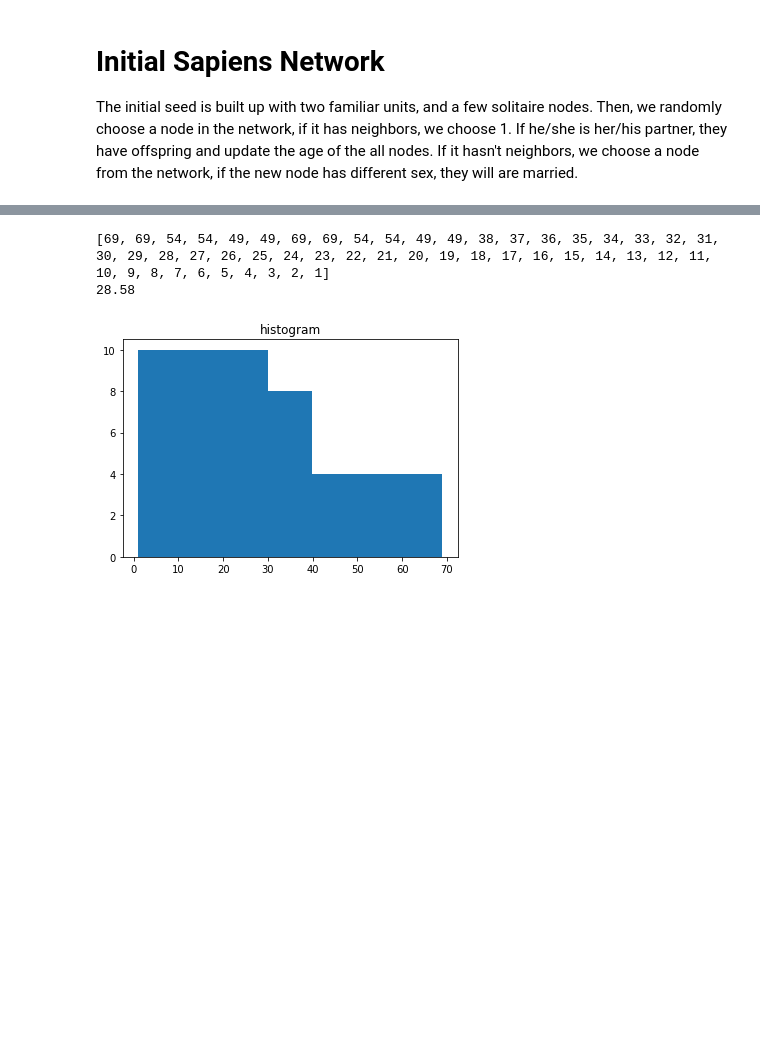
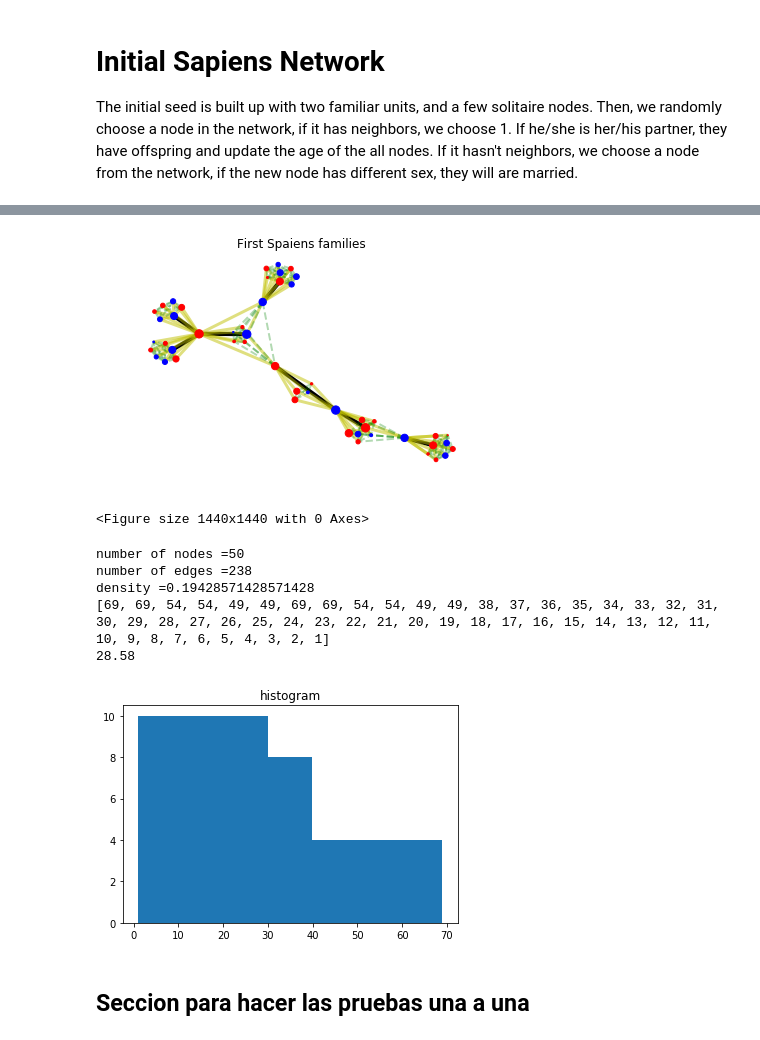
Before and after one commit to galeanojav/Sapiens, a Jupyter notebook: Sapiens_Network_with_death.ipynb, the cells around one changed output, grey strips where cells are left out. Drawn from its saved outputs; the diff is of its cells as text; code cells hidden in the pictures; blank space fills up the shorter version.

```diff
--- a/Sapiens_Network_with_death.ipynb
+++ b/Sapiens_Network_with_death.ipynb
@@ -131,6 +131,42 @@ def stat_net():
     print(G.number_of_nodes())
     print(G.number_of_edges())
     print(nx.density(G))
+# %%
+def Build_Net():
+
+    global G
+
+    first = np.random.choice(G.nodes())   # Choose randomly a node
+
+    nodes_vecinos = list(G.neighbors(first))
+    nodes_out = list(set(G.nodes()) - set(nodes_vecinos))
+
+    if nodes_vecinos:
+        vecino = choice(nodes_vecinos)
+        if G.edges[first,vecino]['weight']>1.0:
+            new_node = np.max(list(G.nodes()))+1
+            update_age()
+            new_birth(new_node,first,vecino)
+
+        else:
+            pass
+            #otro = choice(nodes_out)
+            #if G.node[first]['sex'] != G.node[otro]['sex']:
+            #    G.add_edge(otro, first, weight=1.5)
+
+
+    else:
+        second = np.random.choice(G.nodes())
+
+        if G.node[first]['sex'] != G.node[second]['sex']:
+            # Polygamy is permited
+            G.add_edge(second, first, weight=1.5)
+            new_node = np.max(list(G.nodes()))+1
+            update_age()
+            new_birth(new_node,first,second)
+
+    old_age=70
+    new_death(old_age)
 # %%
 Initial_Set()
 Union_set()
@@ -205,14 +177,37 @@ Plot_network(G)
+# %%
+while G.number_of_nodes()<50:
+    Build_Net()
+
+Plot_network(G)
+# %% [output]
+[figure, added]
+<Figure size 1440x1440 with 0 Axes>
 # %%
-mediada = [G.node[i]['age'] for i in G.nodes]
-print(mediada)
-print(np.mean(mediada))
-hist(mediada, bins=7)
-title("histogram")
-show()
+def Q_Hist():
+
+    global G
+
+    print('number of nodes ={}'.format(G.number_of_nodes()))
+    print('number of edges ={}'.format(G.number_of_edges()))
+    print('density ={}'.format(nx.density(G)))
+
+    mediada = [G.node[i]['age'] for i in G.nodes]
+    print(mediada)
+    print('mean of ages ={}'.format(np.mean(mediada)))
+    hist(mediada, bins=7)
+    title("histogram")
+    show()
+
+Q_Hist()
 # %% [output]
+number of nodes =50
+number of edges =238
+density =0.19428571428571428
 [69, 69, 54, 54, 49, 49, 69, 69, 54, 54, 49, 49, 38, 37, 36, 35, 34, 33, 32, 31, 30, 29, 28, 27, 26, 25, 24, 23, 22, 21, 20, 19, 18, 17, 16, 15, 14, 13, 12, 11, 10, 9, 8, 7, 6, 5, 4, 3, 2, 1]
 28.58
 [figure]
+# %% [markdown]
+## Seccion para hacer las pruebas una a una
 # %%
 Initial_Set()
 Union_set()
```
Also changed, not shown: parts of 6 cells of this notebook.
